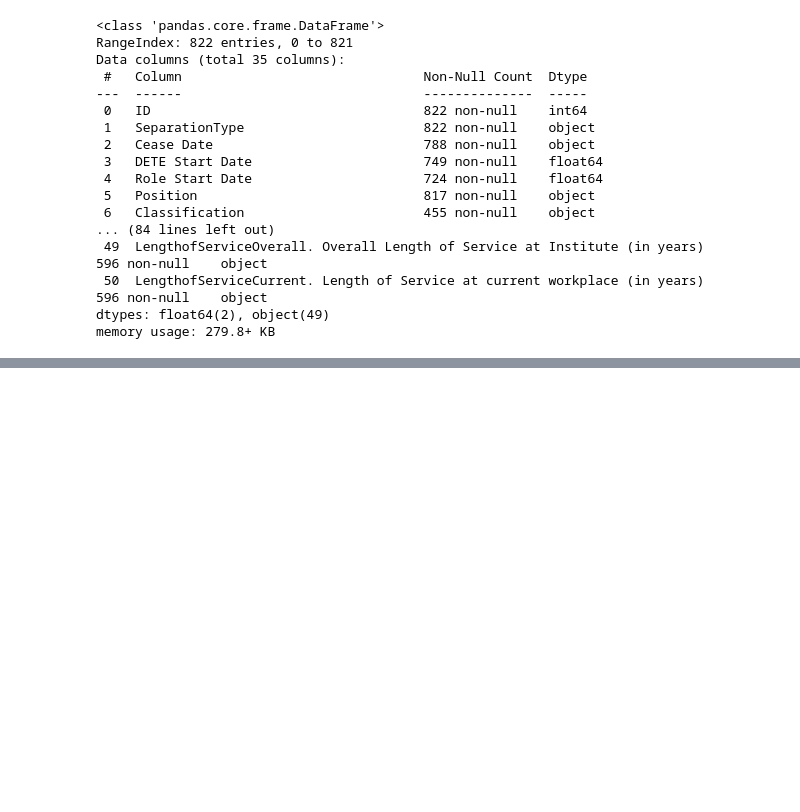
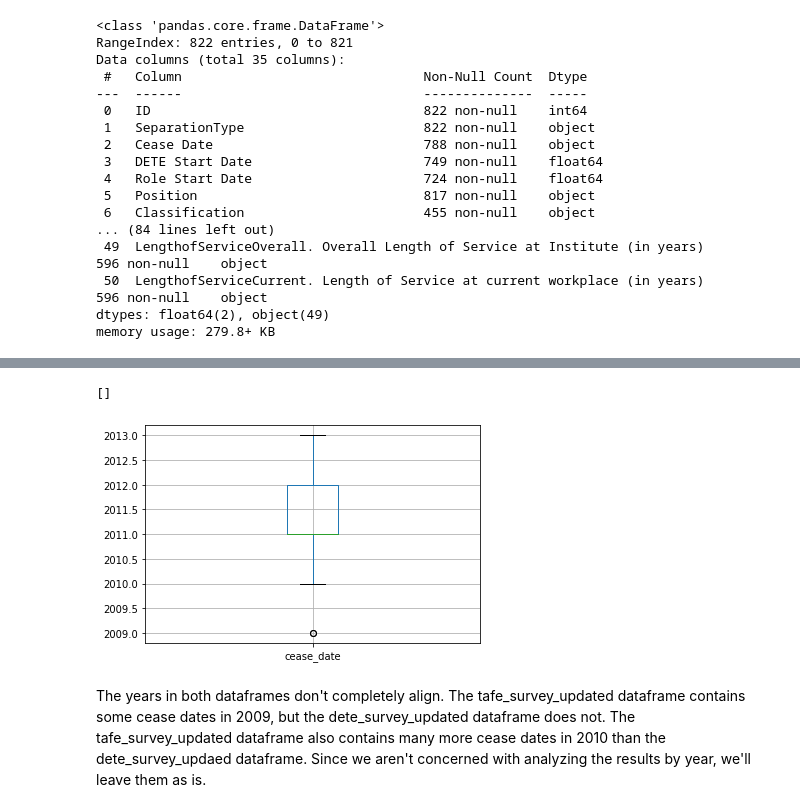
Before and after one commit to skuriacs/Projects-6-10, a Jupyter notebook: Project 6- Clean and Analyze/Project6.ipynb, the cells around one changed output, grey strips where cells are left out. Cells and saved outputs as stored; diff of their text form; code cells hidden in the pictures; blank space fills up the shorter version.

```diff
--- a/Project 6- Clean and Analyze/Project6.ipynb
+++ b/Project 6- Clean and Analyze/Project6.ipynb
@@ -44,0 +225,9 @@ memory usage: 279.8+ KB
+# %%
+
+tafe_resignations.boxplot('cease_date')
+plt.plot()
+# %% [output]
+[]
+[figure, added]
+# %% [markdown]
+The years in both dataframes don't completely align. The tafe_survey_updated dataframe contains some cease dates in 2009, but the dete_survey_updated dataframe does not. The tafe_survey_updated dataframe also contains many more cease dates in 2010 than the dete_survey_updaed dataframe. Since we aren't concerned with analyzing the results by year, we'll leave them as is.
```
Also changed, not shown: parts of 23 cells of this notebook, 1 other file.
